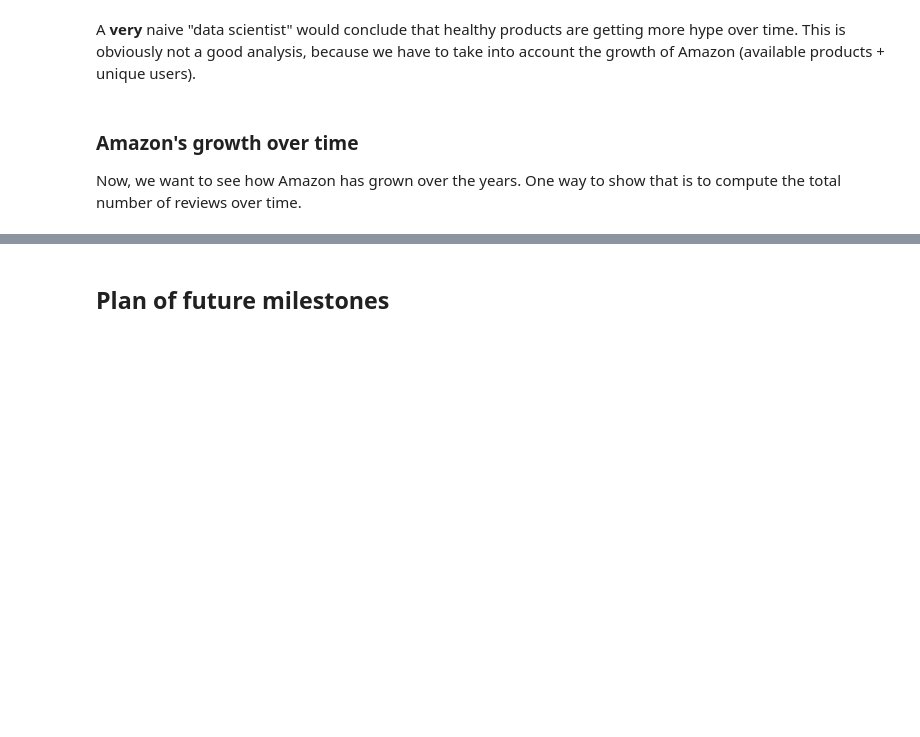
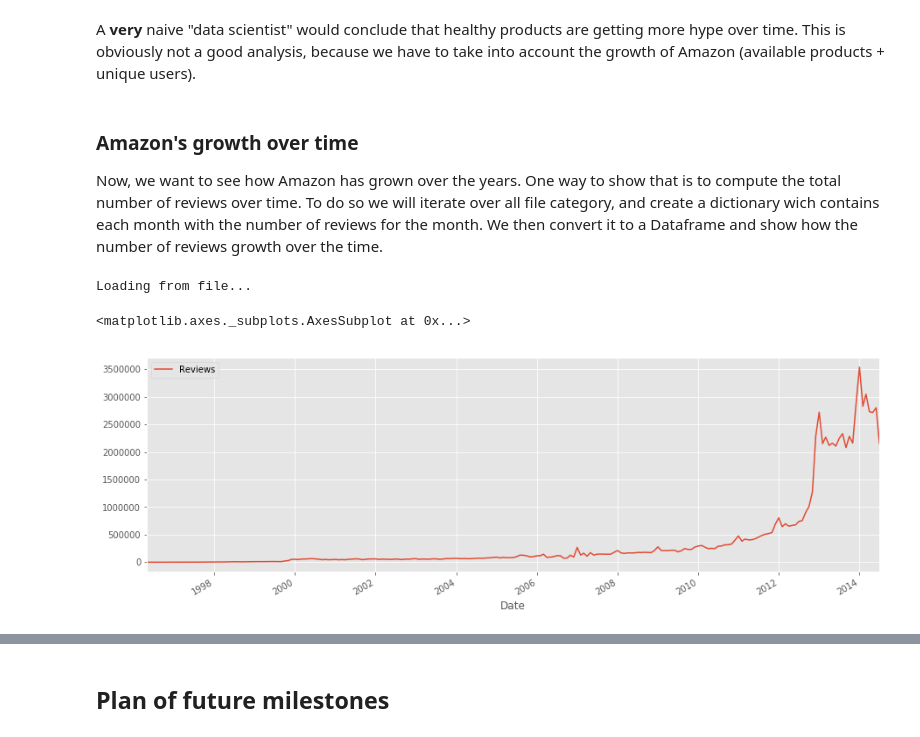
Before and after one commit to darioAnongba/EPFL-ADA, a Jupyter notebook: project/Report.ipynb, the cells around one changed output, grey strips where cells are left out. Cells and saved outputs as stored; diff of their text form; code cells hidden in the pictures; blank space fills up the shorter version.

Commit message:
Added Amazon Growth

```diff
--- a/project/Report.ipynb
+++ b/project/Report.ipynb
@@ -227,4 +230,4 @@ A **very** naive "data scientist" would conclude that healthy products are getti
 # %% [markdown]
 ### Amazon's growth over time
 
-Now, we want to see how Amazon has grown over the years. One way to show that is to compute the total number of reviews over time.
+Now, we want to see how Amazon has grown over the years. One way to show that is to compute the total number of reviews over time. To do so we will iterate over all file category, and create a dictionary wich contains each month with the number of reviews for the month. We then convert it to a Dataframe and show how the number of reviews growth over the time.
@@ -232,0 +274,49 @@ Now, we want to see how Amazon has grown over the years. One way to show that is
+# %%
+def loadCountData(filename, columns, count_func, extra_handling, truncate = False):
+    '''
+    Load a DataFrame of the count of reviews/users
+    '''
+    # Check if the file was already computed
+    if not os.path.isfile(DATA_DIR + filename):
+        print('Computing file...')
+        acc =  {}
+        # Iterate over the files
+        for file in tqdm(os.listdir(DATA_DIR)):
+            # Only take reviews files
+            if(file.startswith('reviews') and file.endswith('.json.gz')):
+                count_func(acc,'data/' + file)
+
+        # Convert to DataFrame
+        df = pd.DataFrame(list(acc.items()),columns=columns).sort_values('Date')
+        # Truncate to take only relevant time frame
+        if truncate:
+            df = truncate_date_df(df, col_name='Date', from_date='2003-01-01', to_date='2014-07-01')
+        # Special operation
+        if extra_handling == 'Reviews':
+            # Convert Date to datetime and set it to index
+            df.Date = df.Date.map(MonthYearToDate)
+            df = df.set_index('Date')
+        elif extra_handling == 'Users':
+            # Count the number of new users by month
+            df = df.groupby('Date').count()
+            # Create cumulative sum
+            df['Total'] = df.NewUsers.cumsum()
+        df.to_pickle(DATA_DIR + filename)
+    else:
+        # Load DataFrame from file
+        print('Loading from file...')
+        df = pd.read_pickle(DATA_DIR + filename)
+        # Truncate if needed
+        if truncate:
+            df = df.reset_index()
+            df = truncate_date_df(df, col_name='Date', from_date='2003-01-01', to_date='2014-07-01')
+            df = df.set_index('Date')
+    return df
+# %%
+# Load Reviews Growth and show the graph
+reviews_growth_df = loadCountData(REVIEWS_GROWTH,['Date','Reviews'], count_review,'Reviews')
+reviews_growth_df.plot()
+# %% [output]
+Loading from file...
+<matplotlib.axes._subplots.AxesSubplot at 0x...>
+[figure, added]
```
Also changed, not shown: parts of 9 cells of this notebook, 2 other files.
